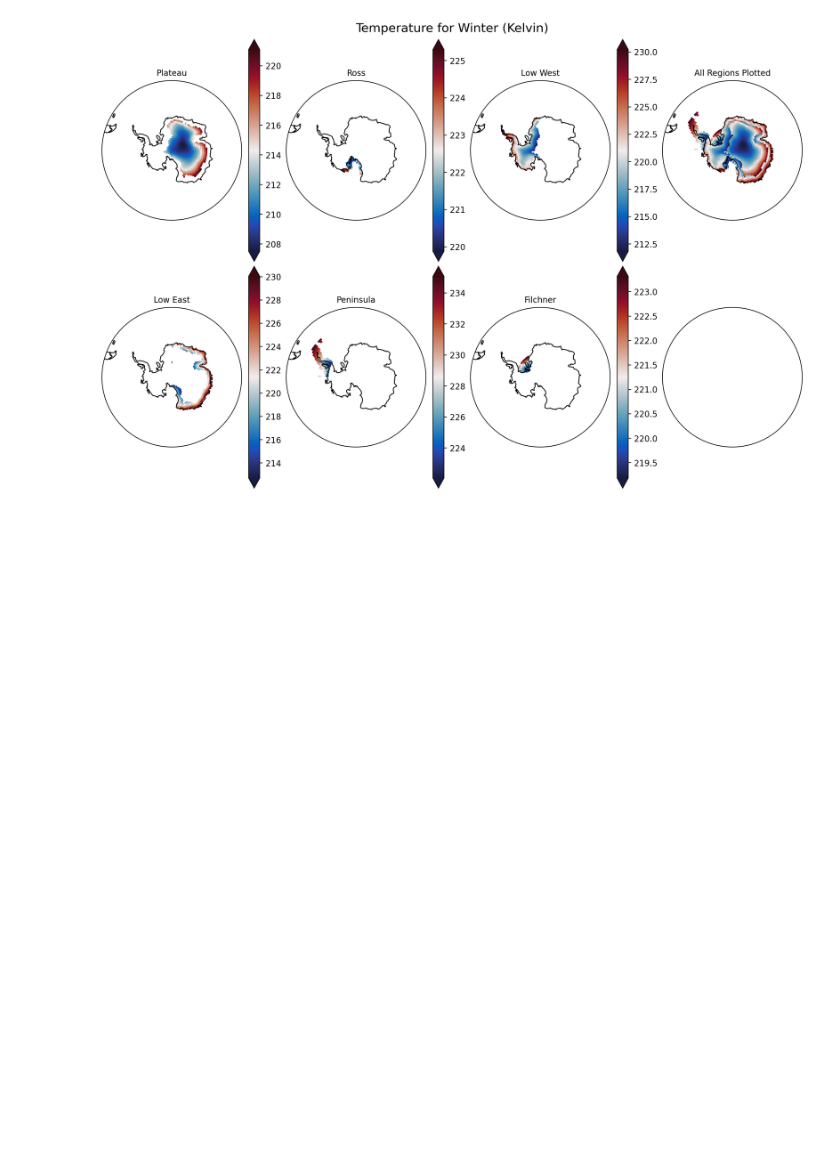
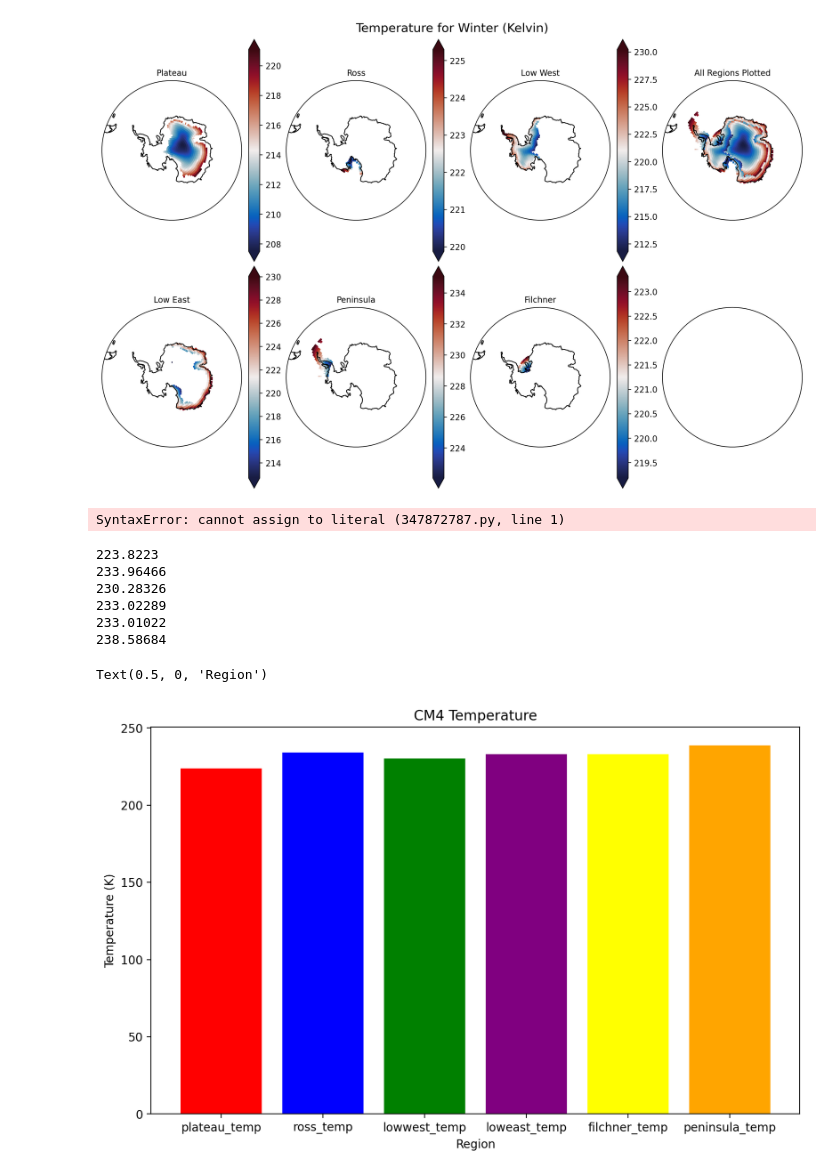
Before and after one commit to twass21/katabatic_winds, a Jupyter notebook: temp_data_masks.ipynb, the cells around one changed output. Drawn from its saved outputs; the diff is of its cells as text; code cells hidden in the pictures; blank space fills up the shorter version.

Commit message:
started bar plots

```diff
--- a/temp_data_masks.ipynb
+++ b/temp_data_masks.ipynb
@@ -501,0 +504,54 @@ Text(0.5, 0.98, 'Temperature for Winter (Kelvin)')
+# %%
+
+plateau_temp=(temp*(mask_CM4.plateau_CM4)).mean('lat').mean('lon')
+ross_temp=(temp*(mask_CM4.ross_CM4)).mean('lat').mean('lon')
+lowwest_temp=(temp*(mask_CM4.lowwest_CM4)).mean('lat').mean('lon')
+loweast_temp=(temp*(mask_CM4.loweast_CM4)).mean('lat').mean('lon')
+filchner_temp=(temp*(mask_CM4.filchner_CM4)).mean('lat').mean('lon')
+peninsula_temp=(temp*(mask_CM4.peninsula_CM4)).mean('lat').mean('lon')
+# %% [output]
+SyntaxError: cannot assign to literal (347872787.py, line 1)
+# %%
+plat_value=print(plateau_temp.values)
+ross_value= print(ross_temp.values)
+west_value=print(lowwest_temp.values)
+east_value=print(loweast_temp.values)
+filch_value=print(filchner_temp.values)
+pen_value=print(peninsula_temp.values)
+# %% [output]
+223.8223
+233.96466
+230.28326
+233.02289
+233.01022
+238.58684
+# %%
+fig, ax= plt.subplots(figsize= (10,6))
+mask_temp=['plateau_temp', 'ross_temp', 'lowwest_temp', 'loweast_temp', 'filchner_temp', 'peninsula_temp']
+temp_values= [223.8223,233.96466,230.28326,233.02289,233.01022,238.58684]
+bar_labels = ['red', 'blue', 'yellow', 'orange','blue', 'purple']
+#bar_colors = ['tab:red', 'tab:blue', 'tab:yellow', 'tab:orange', 'tab:blue', 'tab:purple']
+ax.bar('plateau_temp',
+       223.8223,
+       color='r')
+ax.bar('ross_temp',
+       233.96466,
+       color='blue')
+ax.bar('lowwest_temp',
+       230.28326,
+       color='green')
+ax.bar('loweast_temp',
+       233.02289,
+       color='purple')
+ax.bar('filchner_temp',
+       233.01022,
+       color='yellow')
+ax.bar('peninsula_temp',
+       238.58684,
+       color='orange')
+ax.set_title('CM4 Temperature')
+ax.set_ylabel('Temperature (K)')
+ax.set_xlabel('Region')
+# %% [output]
+Text(0.5, 0, 'Region')
+[figure, added]
```
Also changed, not shown: parts of 1 cell of this notebook.
